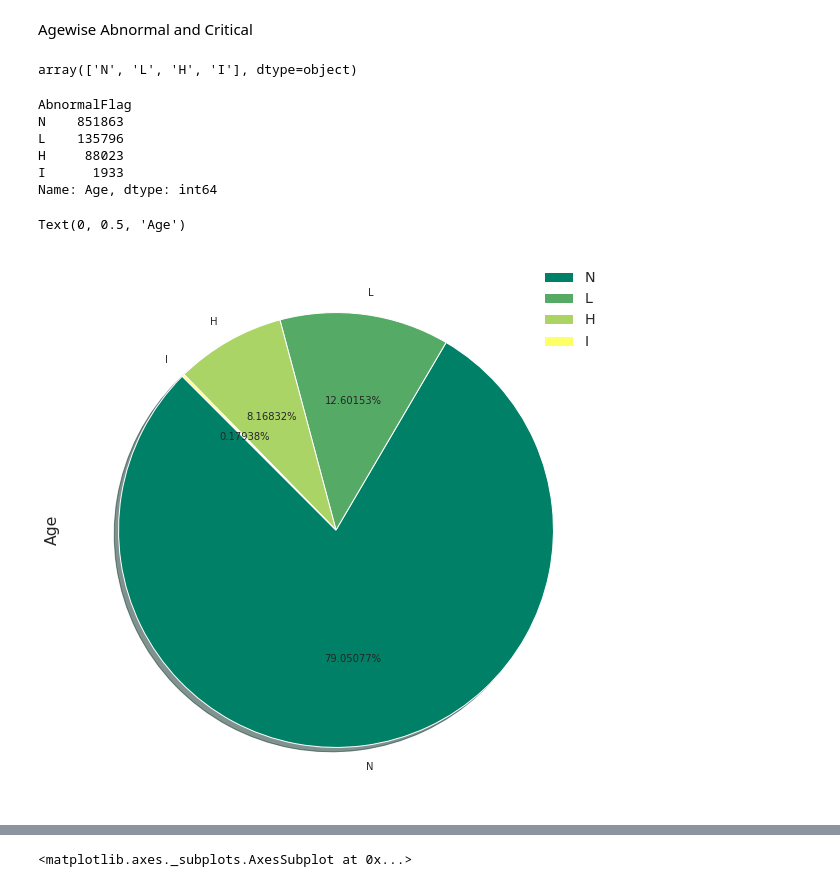
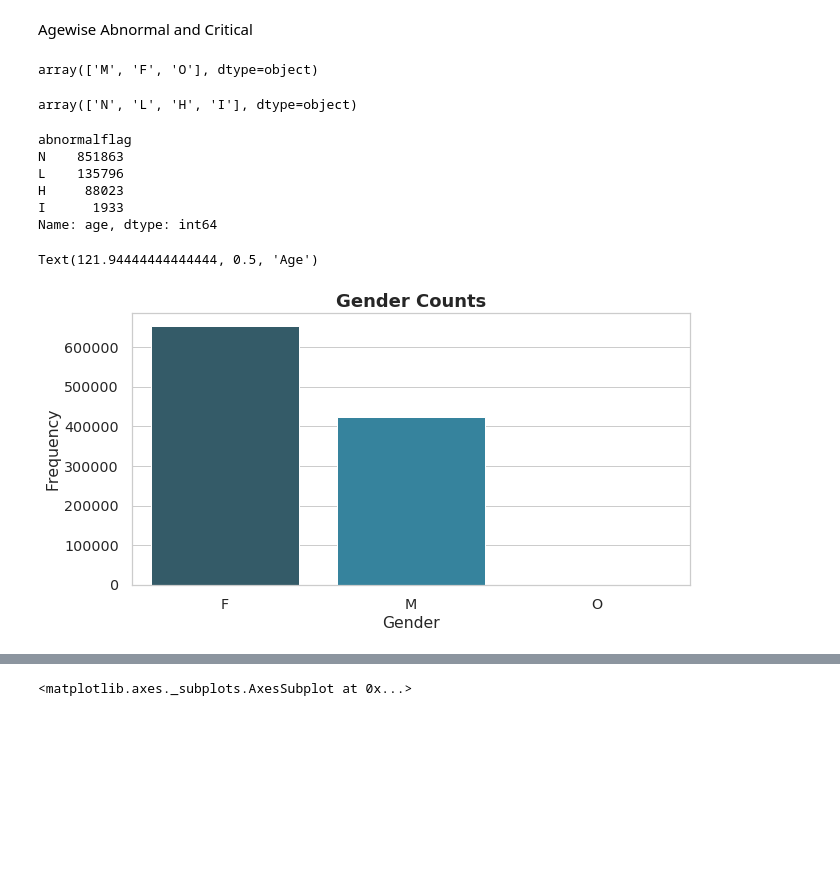
Before and after one commit to jaymalak/HIMS, a Jupyter notebook: HIMS_pilot1to3oct2019.ipynb, the cells around one changed output, grey strips where cells are left out. Saved outputs shown, nothing was run; the diff lists cells and outputs as text; code cells hidden in the pictures; blank space fills up the shorter version.

```diff
--- a/HIMS_pilot1to3oct2019.ipynb
+++ b/HIMS_pilot1to3oct2019.ipynb
@@ -459,22 +482,34 @@ Name: FacilityName, Length: 2498, dtype: int64
 # %% [markdown]
 Agewise Abnormal and Critical
 # %%
-all_data.AbnormalFlag.unique()
+all_data.gender.unique()
 # %% [output]
-array(['N', 'L', 'H', 'I'], dtype=object)
+array(['M', 'F', 'O'], dtype=object)
+# %%
+all_data.abnormalflag.unique()
+# %% [output]
+array(['N', 'L', 'H', 'I'], dtype=object)
 # %%
-all_data.groupby('AbnormalFlag')['Age'].count().sort_values(ascending=False)
+all_data.groupby('abnormalflag')['age'].count().sort_values(ascending=False)
 # %% [output]
-AbnormalFlag
+abnormalflag
 N    851863
 L    135796
 H     88023
 I      1933
-Name: Age, dtype: int64
+Name: age, dtype: int64
 # %%
-all_data.groupby('AbnormalFlag')['Age'].count().sort_values(ascending=False).plot(kind='pie',fontsize=10, autopct='%1.5f%%',figsize=(10,10), shadow=True, startangle=135, legend=True, cmap='summer')
+all_data.groupby('abnormalflag')['age'].count().sort_values(ascending=False).plot(kind='pie',fontsize=10, autopct='%1.5f%%',figsize=(10,10), shadow=True, startangle=135, legend=True, cmap='summer')
 plt.ylabel('Age')
 ##plt.title('Pie chart showing the proportion of each Type of Abnormality Age wise')
 # %% [output]
-Text(0, 0.5, 'Age')
+Text(121.94444444444444, 0.5, 'Age')
-[figure, removed]
+# %%
+plt.figure(figsize=(10,5))
+sns.countplot('gender',data = all_data, order = all_data['gender'].value_counts().index,palette="PuBuGn_d")
+plt.title("Gender Counts",fontsize=18,fontweight="bold")
+plt.xlabel('Gender')
+plt.ylabel('Frequency')
+plt.show()
+# %% [output]
+[figure, added]
```
Also changed, not shown: parts of 13 cells of this notebook.
